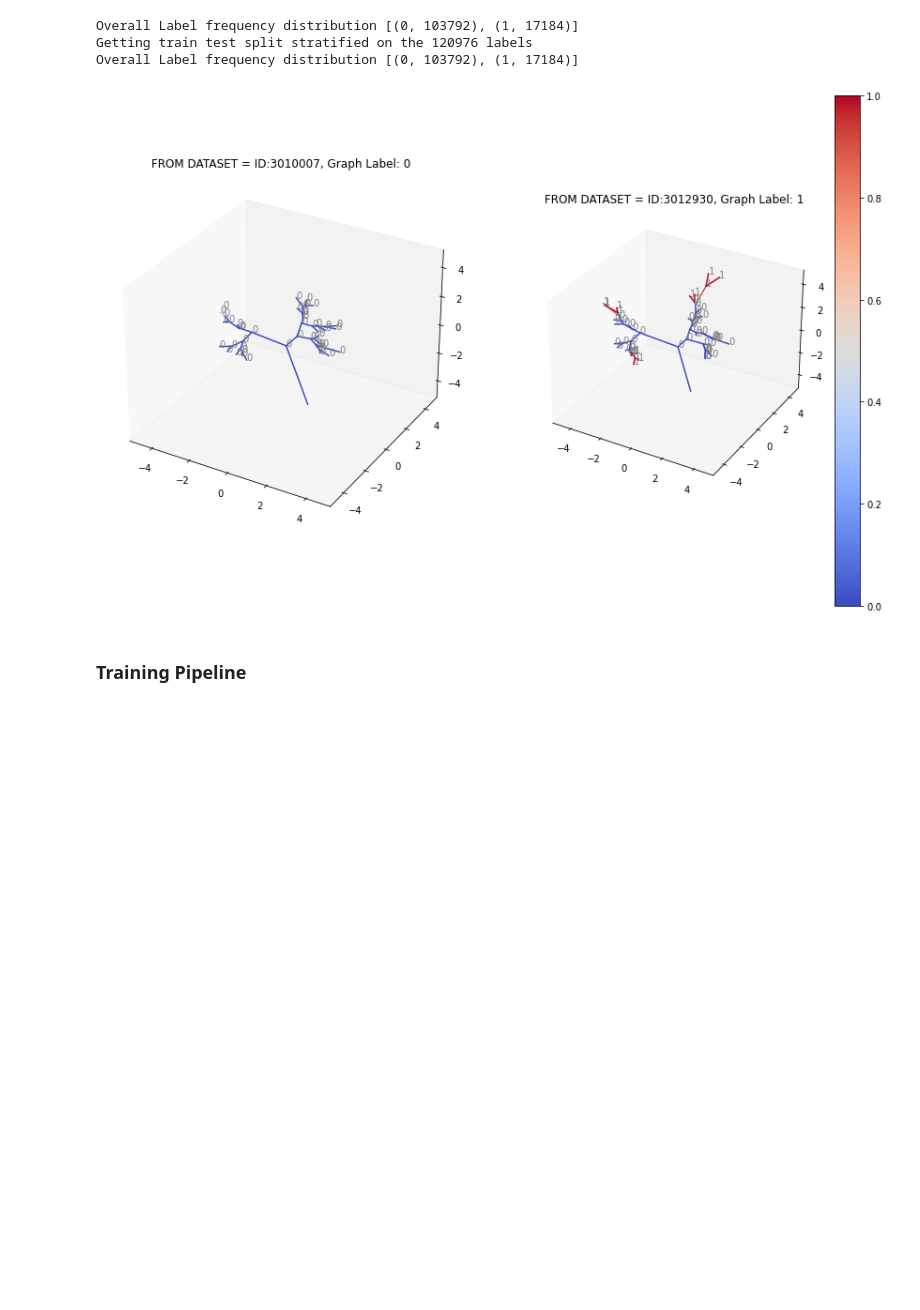
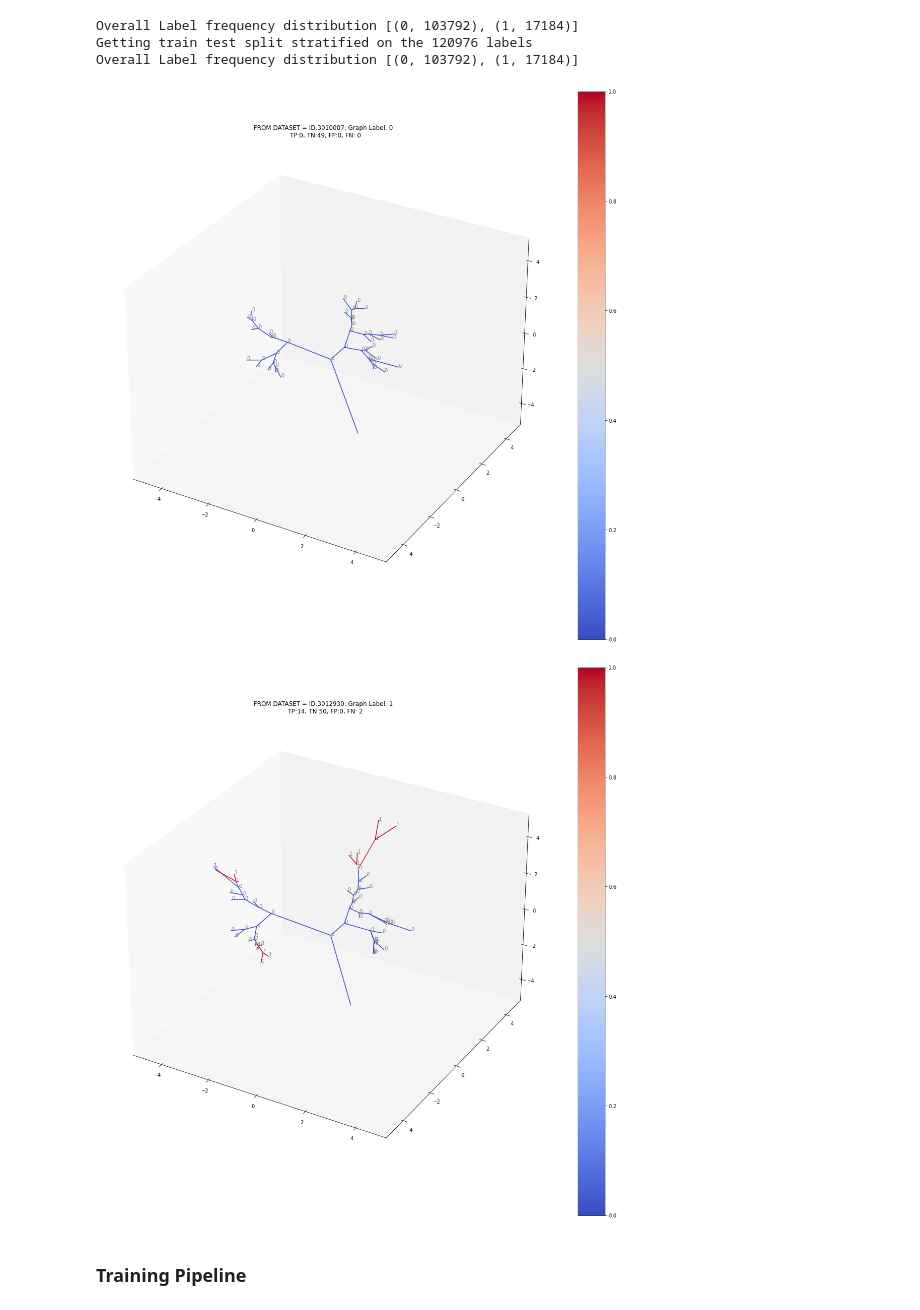
Before and after one commit to s-n-naik/airway_exploration, a Jupyter notebook: graph_networks/graph_network_training.ipynb, the cells around one changed output. Drawn from its saved outputs; the diff is of its cells as text; code cells hidden in the pictures; blank space fills up the shorter version.

```diff
--- a/graph_networks/graph_network_training.ipynb
+++ b/graph_networks/graph_network_training.ipynb
@@ -215,7 +221,7 @@ Overall Label frequency distribution [(0, 103792), (1, 17184)]
 
 def vis_node_preds(my_data_train, indices, model, device, save_path=None):
     # choose random index from each class
-    fig=plt.figure(figsize=(15,10))
+#     fig=plt.figure(figsize=(15,10))
     for i in range(len(indices)):
         index = indices[i]
         # visualise from dataset
@@ -250,42 +256,43 @@ def vis_node_preds(my_data_train, indices, model, device, save_path=None):
                 FP.append(j)
             if labels[j]==pred[j]==0:
                 TN.append(j)
             if pred[j]==0 and labels[j]!=pred[j]:
                 FN.append(j)
 #         print(TN, FN)
         colors = np.zeros_like(pred, dtype='long')
         colors[TP] = 0
         colors[FP] = 1
         colors[TN] = 2
         colors[FN] = 3
         color_dict = {
             0: 'gray',
             1:'red',
             2:'gray',
-            3:'mediumseagreen'
+            3:'magenta'
         }
         colors_rgb = [color_dict[color] for color in colors]
         # draw each edges
-#         fig=plt.figure(figsize=(10,10))
-        ax = fig.add_subplot(1, 2, i+1, projection='3d')
-#         ax = fig.add_subplot(projection='3d')
+        fig=plt.figure(figsize=(20,20))
+#         ax = fig.add_subplot(1, 2, i+1, projection='3d')
+        ax = fig.add_subplot(projection='3d')
         ax.set_xlim(-5,5)
         ax.set_ylim(-5,5)
         ax.set_zlim(-5,5)
         for startidx, endidx in edges:
             start_loc, end_loc = locs[startidx], locs[endidx]
             ax.plot([start_loc[0], end_loc[0]],[start_loc[1], end_loc[1]],[start_loc[2], end_loc[2]], color=cmap(norm(float(out[endidx]))))
 #             ax.text(int(sum([start_loc[0], end_loc[0]])/2), int(sum([start_loc[1], end_loc[1]])/2),int(sum([start_loc[2], end_loc[2]])/2), str(int(labels[endidx])), color=cmap(norm(int(labels[endidx]))))
-            ax.text(end_loc[0], end_loc[1], end_loc[2], str(int(labels[endidx])),color=colors_rgb[endidx])
+            ax.text(end_loc[0]+0.01, end_loc[1], end_loc[2], str(int(labels[endidx])),color=colors_rgb[endidx])
 
 
-        plt.title(f'FROM DATASET = ID:{my_data_train.node_map[index][0]}, Graph Label: {max(labels)}')
+        plt.title(f'FROM DATASET = ID:{my_data_train.node_map[index][0]}, Graph Label: {max(labels)} \n TP:{len(TP)}, TN:{len(TN)}, FP:{len(FP)}, FN: {len(FN)}')
         ax.grid(False)
-    cbar = plt.colorbar(sm)
-    if save_path is not None:
-        plt.savefig(os.path.abspath(save_path))
-    plt.show()
+        cbar = plt.colorbar(sm)
+        if save_path is not None:
+            plt.savefig(os.path.abspath(save_path))
+        plt.show()
 
-vis_node_preds(my_data_train,indices=[0,100],model=model, device=device)
+vis_node_preds(my_data_test,indices=[0,100],model=model, device=device)
 # %% [output]
-[figure, old version]
+[figure, new version]
+[figure, added]
```
Also changed, not shown: parts of 16 cells of this notebook.
